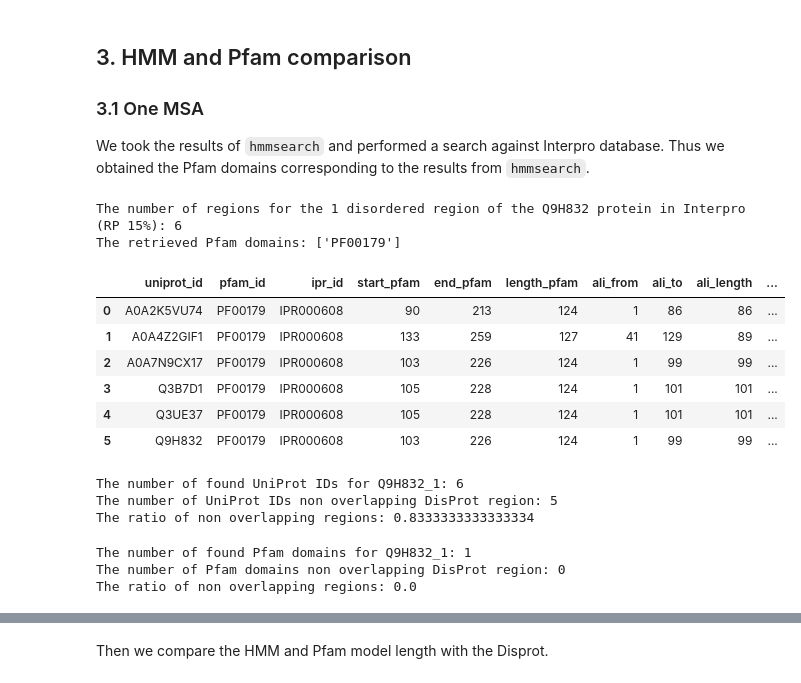
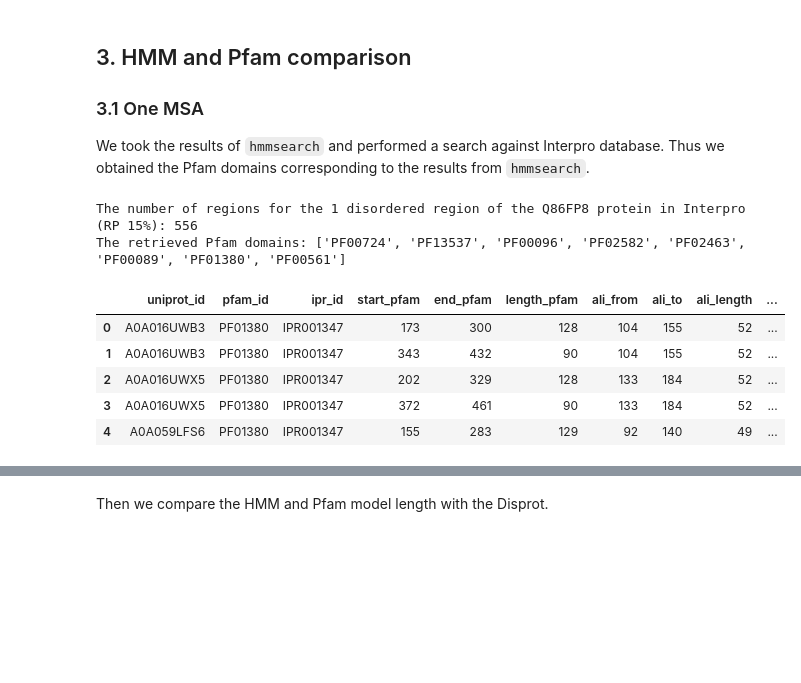
Before and after one commit to AlyaHarvelle/HMMER, a Jupyter notebook: hmm_analysis.ipynb, the cells around one changed output, grey strips where cells are left out. Drawn from its saved outputs; the diff is of its cells as text; code cells hidden in the pictures; blank space fills up the shorter version.

```diff
--- a/hmm_analysis.ipynb
+++ b/hmm_analysis.ipynb
@@ -46,45 +45,18 @@ We took the results of `hmmsearch` and performed a search against Interpro datab
 # %%
 # Create a dataframe of Pfam regions (RP 15%) - for one MSA
 pfam_overlap_rp_15 = pd.read_csv(f"results/pfam/pfam_overlap/rp_15/pfam_rp_15_{id_dis}_{i}.csv")
 print(f"The number of regions for the {i} disordered region of the {id_dis} protein in Interpro (RP 15%):", len(pfam_overlap_rp_15))
 print("The retrieved Pfam domains:", list(set(pfam_overlap_rp_15['pfam_id'])))
-pfam_overlap_rp_15.head(15)
+pfam_overlap_rp_15.head()
 # %% [output]
-The number of regions for the 1 disordered region of the Q9H832 protein in Interpro (RP 15%): 6
-The retrieved Pfam domains: ['PF00179']
+The number of regions for the 1 disordered region of the Q86FP8 protein in Interpro (RP 15%): 556
+The retrieved Pfam domains: ['PF00724', 'PF13537', 'PF00096', 'PF02582', 'PF02463', 'PF00089', 'PF01380', 'PF00561']
 |  | uniprot_id | pfam_id | ipr_id | start_pfam | end_pfam | length_pfam | ali_from | ali_to | ali_length | ... |
-| 0 | A0A2K5VU74 | PF00179 | IPR000608 | 90 | 213 | 124 | 1 | 86 | 86 | ... |
-| 1 | A0A4Z2GIF1 | PF00179 | IPR000608 | 133 | 259 | 127 | 41 | 129 | 89 | ... |
-| 2 | A0A7N9CX17 | PF00179 | IPR000608 | 103 | 226 | 124 | 1 | 99 | 99 | ... |
-| 3 | Q3B7D1 | PF00179 | IPR000608 | 105 | 228 | 124 | 1 | 101 | 101 | ... |
-| 4 | Q3UE37 | PF00179 | IPR000608 | 105 | 228 | 124 | 1 | 101 | 101 | ... |
-| 5 | Q9H832 | PF00179 | IPR000608 | 103 | 226 | 124 | 1 | 99 | 99 | ... |
+| 0 | A0A016UWB3 | PF01380 | IPR001347 | 173 | 300 | 128 | 104 | 155 | 52 | ... |
+| 1 | A0A016UWB3 | PF01380 | IPR001347 | 343 | 432 | 90 | 104 | 155 | 52 | ... |
+| 2 | A0A016UWX5 | PF01380 | IPR001347 | 202 | 329 | 128 | 133 | 184 | 52 | ... |
+| 3 | A0A016UWX5 | PF01380 | IPR001347 | 372 | 461 | 90 | 133 | 184 | 52 | ... |
+| 4 | A0A059LFS6 | PF01380 | IPR001347 | 155 | 283 | 129 | 92 | 140 | 49 | ... |
-# %%
-# Non overlapping UniProt IDs (RP 15%)
-uniprot_ids_rp_15 = pfam_overlap_rp_15['uniprot_id'].unique()
-uniprot_ids_rp_15_no_overlap = pfam_overlap_rp_15[pfam_overlap_rp_15['overlap_pfam_%'] == 0]['uniprot_id'].unique()
-# uniprot_ids_rp_15_no_overlap = np.setdiff1d(uniprot_ids_rp_15_no_overlap, uniprot_ids_rp_15)
-
-print(f"The number of found UniProt IDs for {id_dis}_{i}:", len(uniprot_ids_rp_15))
-print("The number of UniProt IDs non overlapping DisProt region:", len(uniprot_ids_rp_15_no_overlap))
-print("The ratio of non overlapping regions:", len(uniprot_ids_rp_15_no_overlap)/len(uniprot_ids_rp_15))
-# %% [output]
-The number of found UniProt IDs for Q9H832_1: 6
-The number of UniProt IDs non overlapping DisProt region: 5
-The ratio of non overlapping regions: 0.8333333333333334
-# %%
-# Non overlapping Pfam IDs (RP 15%)
-pfam_domains_rp_15 = pfam_overlap_rp_15['pfam_id'].unique()
-pfam_domains_rp_15_no_overlap = pfam_overlap_rp_15[pfam_overlap_rp_15['overlap_pfam_%'] == 0]['pfam_id'].unique()
-pfam_domains_rp_15_no_overlap = np.setdiff1d(pfam_domains_rp_15_no_overlap, pfam_domains_rp_15)
-
-print(f"The number of found Pfam domains for {id_dis}_{i}:", len(pfam_domains_rp_15))
-print("The number of Pfam domains non overlapping DisProt region:", len(pfam_domains_rp_15_no_overlap))
-print("The ratio of non overlapping regions:", len(pfam_domains_rp_15_no_overlap)/len(pfam_domains_rp_15))
-# %% [output]
-The number of found Pfam domains for Q9H832_1: 1
-The number of Pfam domains non overlapping DisProt region: 0
-The ratio of non overlapping regions: 0.0
 # %%
 # Create a dataframe of Pfam regions (RP 75%) - for one MSA
 pfam_overlap_rp_75 = pd.read_csv(f"results/pfam/pfam_overlap/rp_75/pfam_rp_75_{id_dis}_{i}.csv")
```
Also changed, not shown: parts of 21 cells of this notebook, 1 other file.
